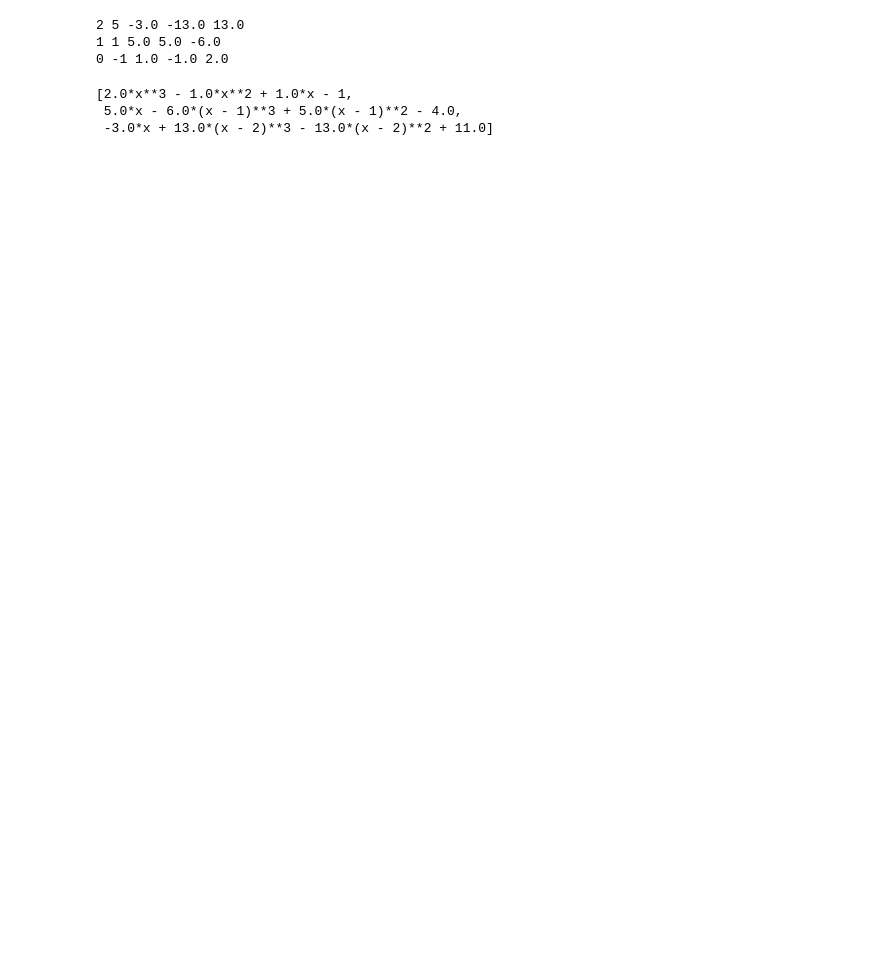
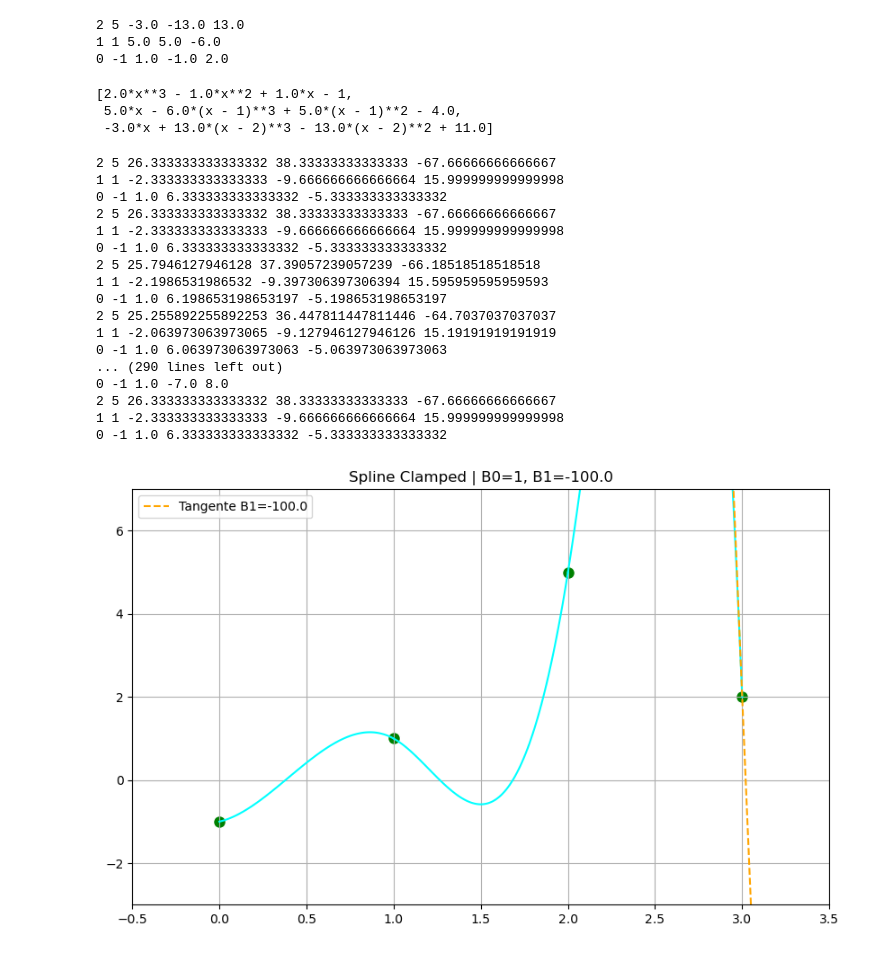
Before and after one commit to Celeste040205/Taller4, a Jupyter notebook: SplinesCondicionados.ipynb, the cells around one changed output. Saved outputs shown, nothing was run; the diff lists cells and outputs as text; code cells hidden in the pictures; blank space fills up the shorter version.

```diff
--- a/SplinesCondicionados.ipynb
+++ b/SplinesCondicionados.ipynb
@@ -75,3 +79,79 @@ cubic_spline_clamped(
 [2.0*x**3 - 1.0*x**2 + 1.0*x - 1,
  5.0*x - 6.0*(x - 1)**3 + 5.0*(x - 1)**2 - 4.0,
  -3.0*x + 13.0*(x - 2)**3 - 13.0*(x - 2)**2 + 11.0]
+# %%
+from matplotlib.animation import FuncAnimation
+import numpy as np
+import matplotlib.pyplot as plt
+import sympy as sym
+
+x = sym.Symbol("x")  # Definimos x globalmente
+
+
+xs = [0, 1, 2, 3]
+ys = [-1, 1,  5, 2]
+x_sym = sym.Symbol("x")
+
+fig, ax = plt.subplots(figsize=(10, 6))
+
+ax.set_xlim(min(xs) - 0.5, max(xs) + 0.5)
+ax.set_ylim(min(ys) - 2, max(ys) + 2)
+ax.set_xlabel("x")
+ax.set_ylabel("y")
+dots = ax.scatter(xs, ys, color="red", label="Puntos dados")
+line_objs = []
+B_range = np.linspace(-100, 100, 100)
+
+def update(frame):
+    ax.clear()
+    B0 = 1
+    B1 = B_range[frame]
+    splines = cubic_spline_clamped(xs, ys, B0, B1)
+
+
+    # Dibujar los splines
+    for j, S in enumerate(splines):
+        f = sym.lambdify(x, S, modules=["numpy"])
+        x_vals = np.linspace(xs[j], xs[j + 1], 100)
+        y_vals = f(x_vals)
+        ax.plot(x_vals, y_vals, color="cyan")
+
+    # Dibujar puntos originales
+    ax.scatter(xs, ys, color='green', s= 100, alpha= 1, edgecolor='white')
+
+    # Dibujar recta tangente en x = xs[-1] con pendiente B1
+    x_right = xs[-1]
+    y_right = ys[-1]
+    x_tangent = np.linspace(x_right - 0.5, x_right + 0.5, 10)
+    y_tangent = B1 * (x_tangent - x_right) + y_right
+    ax.plot(x_tangent, y_tangent, 'orange', linestyle='--', label=f'Tangente B1={B1:.1f}')
+
+    ax.set_xlim(min(xs)-0.5, max(xs)+0.5)
+    ax.set_ylim(min(ys)-2, max(ys)+2)
+    ax.set_title(f"Spline Clamped | B0=1, B1={B1:.1f}", fontsize=12)
+    ax.legend()
+    ax.grid(True)
+
+ani = FuncAnimation(fig, update, frames=len(B_range), interval=100)
+
+# Guardar como GIF
+ani.save("spline_animacion.gif", writer="pillow",fps=10)
+# %% [output]
+2 5 26.333333333333332 38.33333333333333 -67.66666666666667
+1 1 -2.333333333333333 -9.666666666666664 15.999999999999998
+0 -1 1.0 6.333333333333332 -5.333333333333332
+2 5 26.333333333333332 38.33333333333333 -67.66666666666667
+1 1 -2.333333333333333 -9.666666666666664 15.999999999999998
+0 -1 1.0 6.333333333333332 -5.333333333333332
+2 5 25.7946127946128 37.39057239057239 -66.18518518518518
+1 1 -2.1986531986532 -9.397306397306394 15.595959595959593
+0 -1 1.0 6.198653198653197 -5.198653198653197
+2 5 25.255892255892253 36.447811447811446 -64.7037037037037
+1 1 -2.063973063973065 -9.127946127946126 15.19191919191919
+0 -1 1.0 6.063973063973063 -5.063973063973063
+... (290 lines left out)
+0 -1 1.0 -7.0 8.0
+2 5 26.333333333333332 38.33333333333333 -67.66666666666667
+1 1 -2.333333333333333 -9.666666666666664 15.999999999999998
+0 -1 1.0 6.333333333333332 -5.333333333333332
+[figure, added]
```
Also changed, not shown: parts of 1 cell of this notebook, 1 other file.
